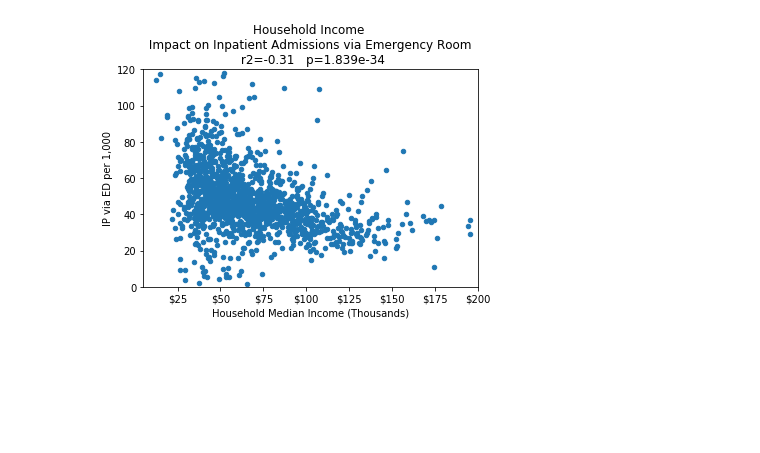
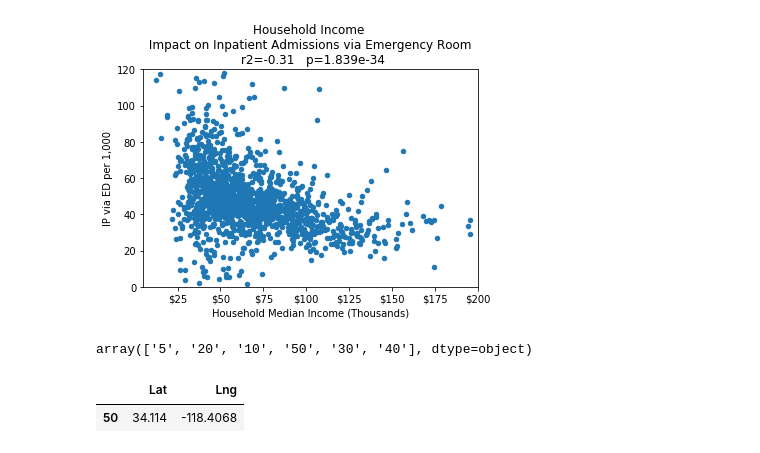
Before and after one commit to velasquezg1/ED_Visits_Cannabis, a Jupyter notebook: Health_Util_Data_Analysis_bf.ipynb, the cells around one changed output. Cells and saved outputs as stored; diff of their text form; code cells hidden in the pictures; blank space fills up the shorter version.

```diff
--- a/Health_Util_Data_Analysis_bf.ipynb
+++ b/Health_Util_Data_Analysis_bf.ipynb
@@ -158,0 +171,53 @@ ax.xaxis.set_major_formatter(mtick.StrMethodFormatter('${x:,.0f}'))
+# %%
+bcc_ret_df = pd.read_csv("Resources/BCC_Licensed_Retailers.csv")
+bcc_ret_gr = bcc_ret_df.groupby(['City','Lat','Lng']).count().reset_index()
+
+def bcc_cats(row):
+    if row['Business Name'] <= 5:
+        return '5'
+    elif row['Business Name'] <=10:
+        return '10'
+    elif row['Business Name'] <=20:
+        return '20'
+    elif row['Business Name'] <=30:
+        return '30'
+    elif row['Business Name'] <=40:
+        return '40'
+    elif row['Business Name'] >=40:
+        return '50'
+    else:
+        return '60'
+
+bcc_ret_gr['Loc_Cnt_Cat'] = bcc_ret_gr.apply(bcc_cats, axis=1)
+bcc_ret_gr['Loc_Cnt_Cat'].unique()
+# %% [output]
+array(['5', '20', '10', '50', '30', '40'], dtype=object)
+# %%
+# Zip 'Lat' and 'Lng' locations
+Zips = combo8_df[['Lat','Lng']].astype(float)
+Opioid_Util = combo8_df['Opioid Rx per 1,000']
+
+# Create variables for only zip with >500 Opioid Rx per 1,000 Pop
+high_opioid_zips_df = combo8_df[combo8_df['Opioid Rx per 1,000']>=500]
+Hi_Op_Zips = high_opioid_zips_df[["Lat", "Lng"]].astype(float)
+Hi_Op_Util = high_opioid_zips_df['Opioid Rx per 1,000']
+
+# Bureau of Cannabis Control licensed retailers by city
+bcc_ret_5 = bcc_ret_gr[bcc_ret_gr['Loc_Cnt_Cat']=='5']
+bcc_ret_10 = bcc_ret_gr[bcc_ret_gr['Loc_Cnt_Cat']=='10']
+bcc_ret_20 = bcc_ret_gr[bcc_ret_gr['Loc_Cnt_Cat']=='20']
+bcc_ret_30 = bcc_ret_gr[bcc_ret_gr['Loc_Cnt_Cat']=='30']
+bcc_ret_40 = bcc_ret_gr[bcc_ret_gr['Loc_Cnt_Cat']=='40']
+bcc_ret_50 = bcc_ret_gr[bcc_ret_gr['Loc_Cnt_Cat']=='50']
+
+bcc_locs_5 = bcc_ret_5[['Lat','Lng']].astype(float)
+bcc_locs_10 = bcc_ret_10[['Lat','Lng']].astype(float)
+bcc_locs_20 = bcc_ret_20[['Lat','Lng']].astype(float)
+bcc_locs_30 = bcc_ret_30[['Lat','Lng']].astype(float)
+bcc_locs_40 = bcc_ret_40[['Lat','Lng']].astype(float)
+bcc_locs_50 = bcc_ret_50[['Lat','Lng']].astype(float)
+
+bcc_locs_50
+# %% [output]
+|  | Lat | Lng |
+| 50 | 34.114 | -118.4068 |
```
Also changed, not shown: parts of 5 cells of this notebook, 5 other files.
